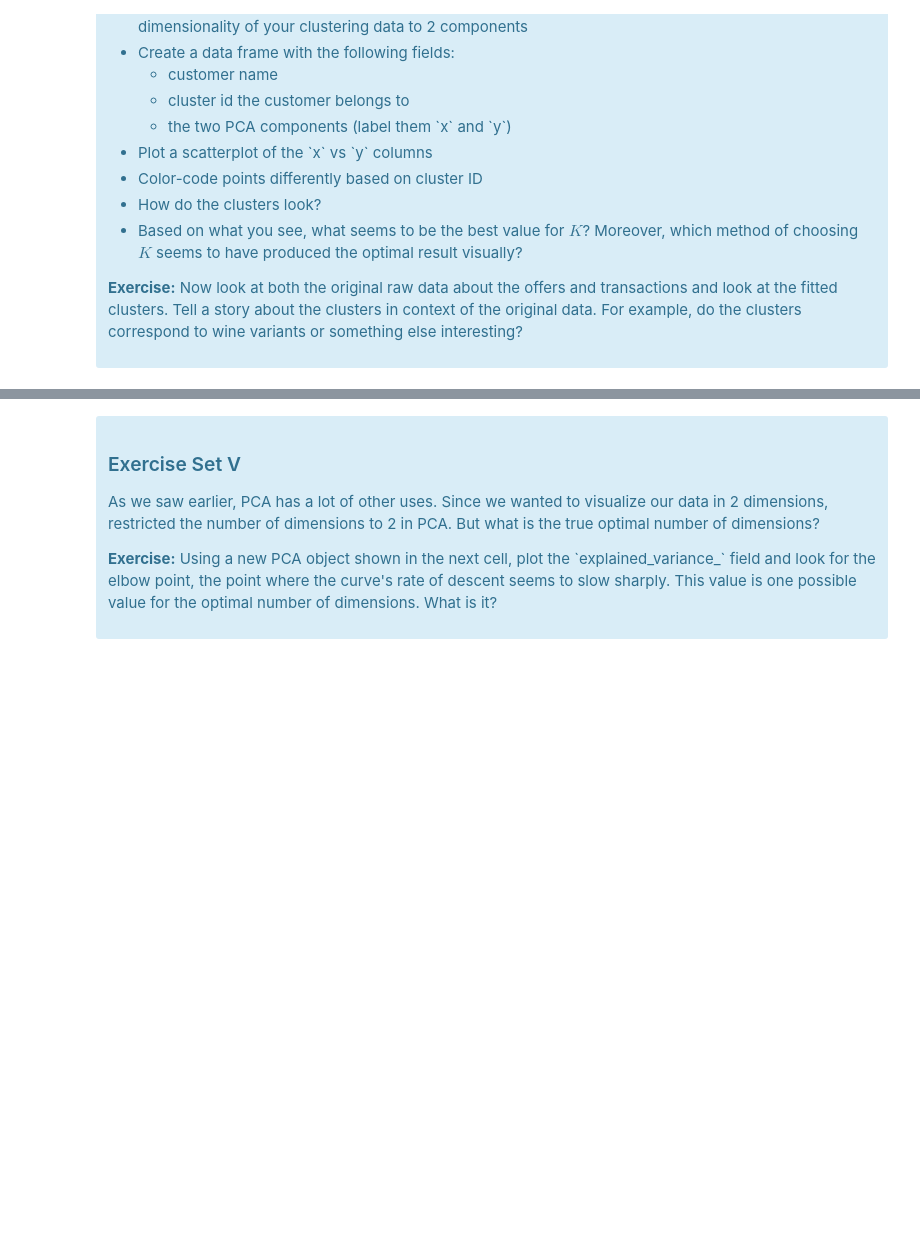
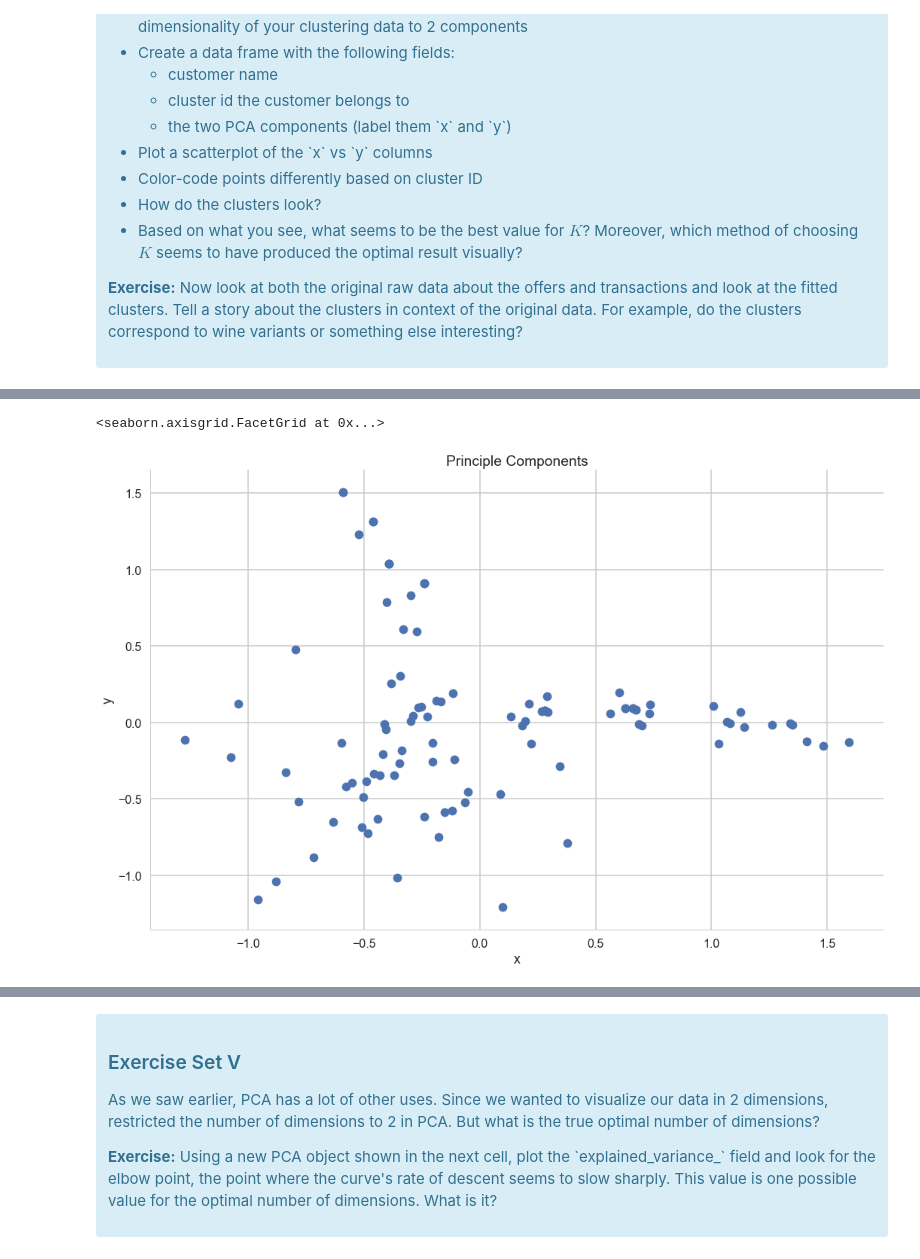
Before and after one commit to MPhillips55/Machine-Learning-Notes, a Jupyter notebook: clustering/Mini_Project_Clustering.ipynb, the cells around one changed output, grey strips where cells are left out. Cells and saved outputs as stored; diff of their text form; code cells hidden in the pictures; blank space fills up the shorter version.

```diff
--- a/clustering/Mini_Project_Clustering.ipynb
+++ b/clustering/Mini_Project_Clustering.ipynb
@@ -411,0 +402,7 @@ What we've done is we've taken those columns of 0/1 indicator variables, and we'
+# %%
+#your turn
+
+# recreate matrix to hold customer names
+matrix = df.pivot_table(index=['customer_name'], columns='offer_id', values='n')
+matrix = matrix.fillna(0).reset_index()
+matrix.head()
@@ -411,0 +417,12 @@ What we've done is we've taken those columns of 0/1 indicator variables, and we'
+# %%
+from sklearn.decomposition import PCA
+
+pca = PCA(n_components=2)
+
+pca_comp = pca.fit_transform(matrix[matrix.columns[1:]])
+
+# pull out 1st and 2nd principle components and store in the dataframe
+matrix['x'] = pca_comp[:,0]
+matrix['y'] = pca_comp[:,1]
+
+matrix.head()
@@ -411,0 +437,10 @@ What we've done is we've taken those columns of 0/1 indicator variables, and we'
+# %%
+import seaborn as sns
+
+# create scatter plot of the 2 principle components
+fg = sns.FacetGrid(data=matrix, size=10,aspect=1.5)
+sns.plt.title("Principle Components")
+fg.map(plt.scatter, 'x', 'y')
+# %% [output]
+<seaborn.axisgrid.FacetGrid at 0x...>
+[figure, added]
```
Also changed, not shown: parts of 33 cells of this notebook.
